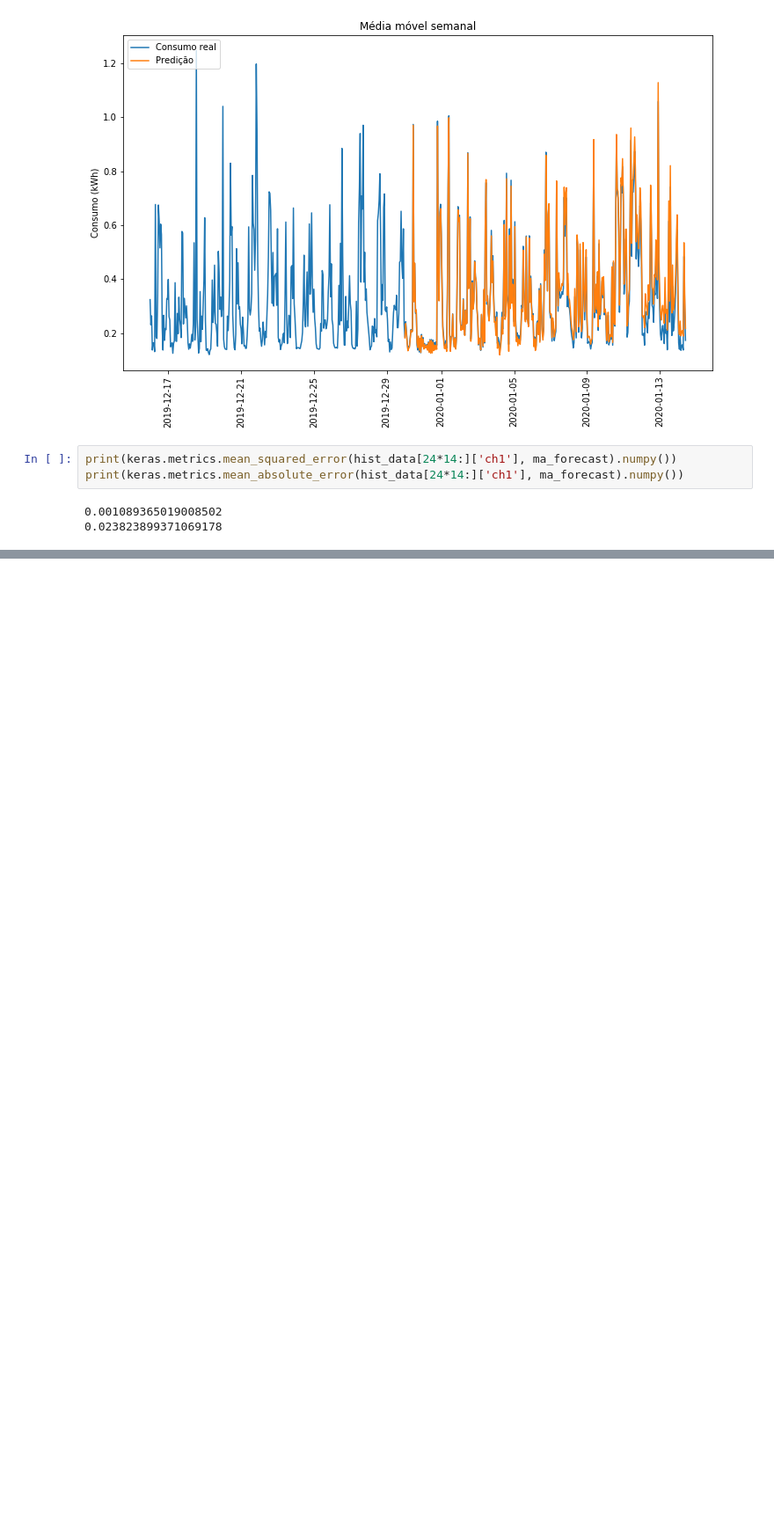
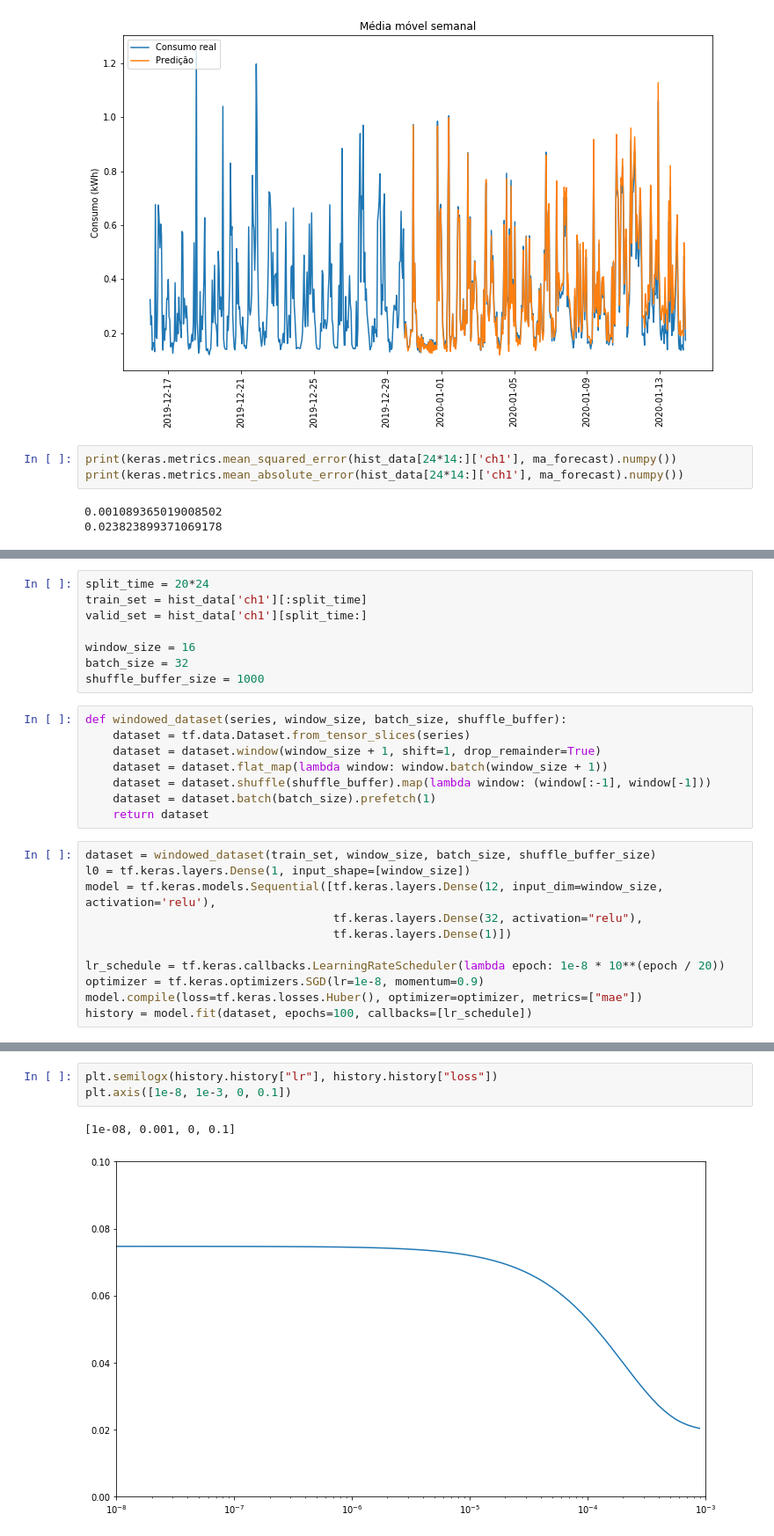
Before and after one commit to tiagoyukio12/estudo-exploratorio, a Jupyter notebook: Main.ipynb, the cells around one changed output, grey strips where cells are left out. Shown: that part at 88% size. Saved outputs shown, nothing was run; the diff lists cells and outputs as text; blank space fills up the shorter version.

```diff
--- a/Main.ipynb
+++ b/Main.ipynb
@@ -159,0 +170,27 @@ print(keras.metrics.mean_absolute_error(hist_data[24*14:]['ch1'], ma_forecast).n
+# %%
+split_time = 20*24
+train_set = hist_data['ch1'][:split_time]
+valid_set = hist_data['ch1'][split_time:]
+
+window_size = 16
+batch_size = 32
+shuffle_buffer_size = 1000
+# %%
+def windowed_dataset(series, window_size, batch_size, shuffle_buffer):
+    dataset = tf.data.Dataset.from_tensor_slices(series)
+    dataset = dataset.window(window_size + 1, shift=1, drop_remainder=True)
+    dataset = dataset.flat_map(lambda window: window.batch(window_size + 1))
+    dataset = dataset.shuffle(shuffle_buffer).map(lambda window: (window[:-1], window[-1]))
+    dataset = dataset.batch(batch_size).prefetch(1)
+    return dataset
+# %%
+dataset = windowed_dataset(train_set, window_size, batch_size, shuffle_buffer_size)
+l0 = tf.keras.layers.Dense(1, input_shape=[window_size])
+model = tf.keras.models.Sequential([tf.keras.layers.Dense(12, input_dim=window_size, activation='relu'),
+                                    tf.keras.layers.Dense(32, activation="relu"),
+                                    tf.keras.layers.Dense(1)])
+
+lr_schedule = tf.keras.callbacks.LearningRateScheduler(lambda epoch: 1e-8 * 10**(epoch / 20))
+optimizer = tf.keras.optimizers.SGD(lr=1e-8, momentum=0.9)
+model.compile(loss=tf.keras.losses.Huber(), optimizer=optimizer, metrics=["mae"])
+history = model.fit(dataset, epochs=100, callbacks=[lr_schedule])
@@ -159,0 +215,6 @@ print(keras.metrics.mean_absolute_error(hist_data[24*14:]['ch1'], ma_forecast).n
+# %%
+plt.semilogx(history.history["lr"], history.history["loss"])
+plt.axis([1e-8, 1e-3, 0, 0.1])
+# %% [output]
+[1e-08, 0.001, 0, 0.1]
+[figure, added]
```
Also changed, not shown: parts of 10 cells of this notebook.
